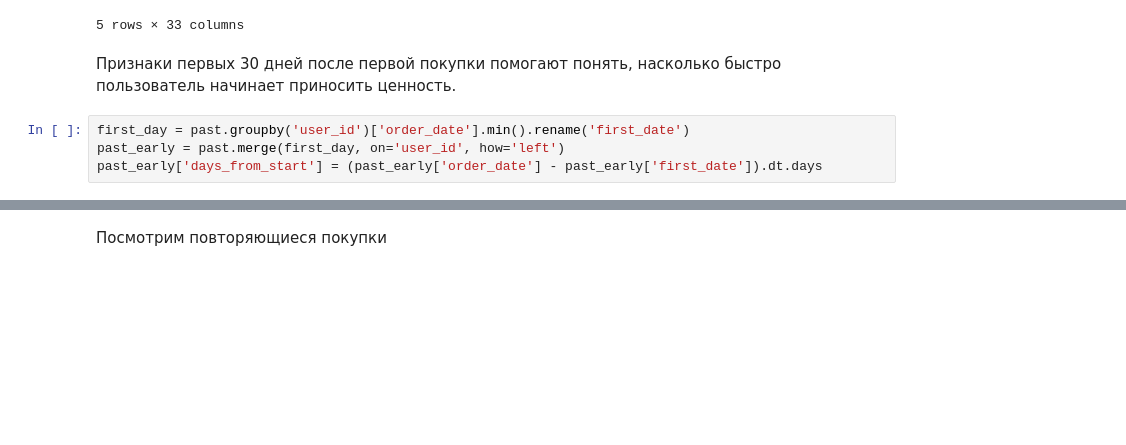
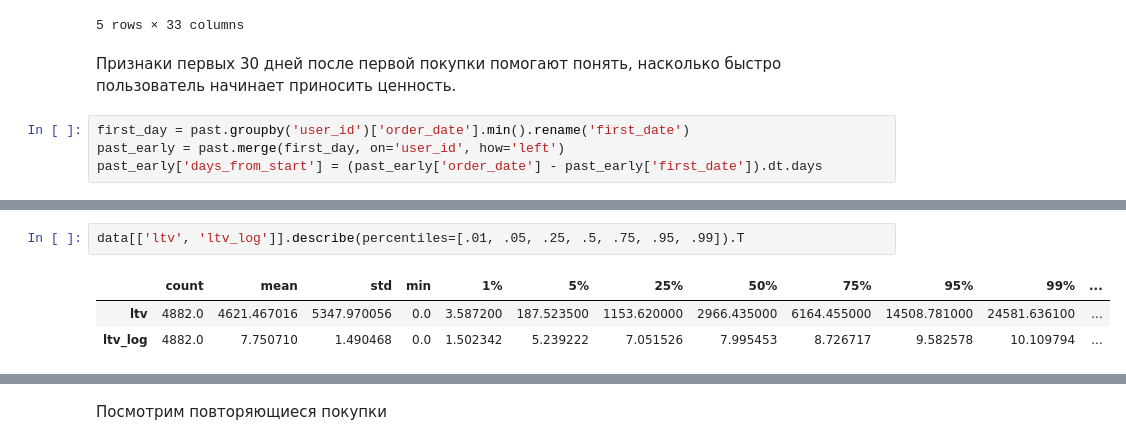
Before and after one commit to arlinrus/vkr, a Jupyter notebook: diplom.ipynb, the cells around one changed output, grey strips where cells are left out. Saved outputs shown, nothing was run; the diff lists cells and outputs as text; blank space fills up the shorter version.

```diff
--- a/diplom.ipynb
+++ b/diplom.ipynb
@@ -420,0 +474,6 @@ df['ltv_log'] = np.log1p(df['ltv'])
+# %%
+data[['ltv', 'ltv_log']].describe(percentiles=[.01, .05, .25, .5, .75, .95, .99]).T
+# %% [output]
+|  | count | mean | std | min | 1% | 5% | 25% | 50% | 75% | 95% | 99% | ... |
+| ltv | 4882.0 | 4621.467016 | 5347.970056 | 0.0 | 3.587200 | 187.523500 | 1153.620000 | 2966.435000 | 6164.455000 | 14508.781000 | 24581.636100 | ... |
+| ltv_log | 4882.0 | 7.750710 | 1.490468 | 0.0 | 1.502342 | 5.239222 | 7.051526 | 7.995453 | 8.726717 | 9.582578 | 10.109794 | ... |
```
Also changed, not shown: parts of 50 cells of this notebook.
